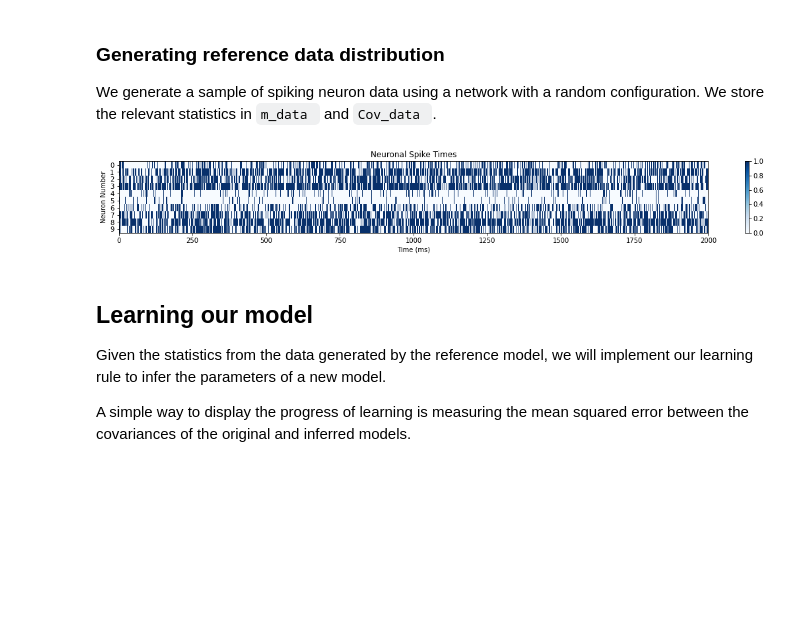
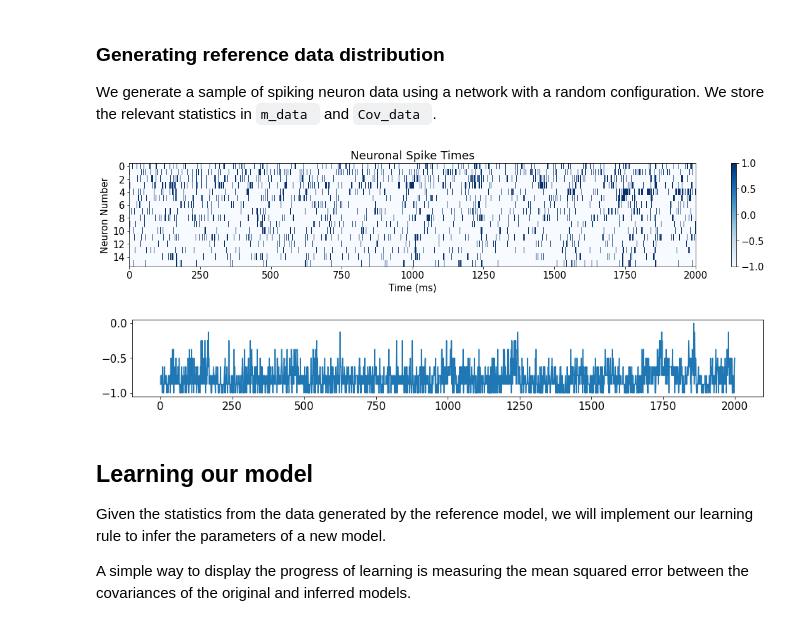
Before and after one commit to MiguelAguilera/Neuro-MaxEnt-inference-tutorial, a Jupyter notebook: Spike_train_learning.ipynb, the cells around one changed output. Saved outputs shown, nothing was run; the diff lists cells and outputs as text; code cells hidden in the pictures; blank space fills up the shorter version.

```diff
--- a/Spike_train_learning.ipynb
+++ b/Spike_train_learning.ipynb
@@ -51,0 +29,14 @@ Requirement already satisfied: urllib3!=1.25.0,!=1.25.1,<1.26,>=1.21.1 in /usr/l
+# %%
+import numpy as np
+from matplotlib import pyplot as plt
+plt.rc('font',**{'size':15})
+
+import requests
+import io
+
+url = 'https://github.com/MiguelAguilera/Neuro-MaxEnt-inference-tutorial/blob/main/neural_data.npz?raw=true'
+
+response = requests.get(url)
+response.raise_for_status()
+data = np.load(io.BytesIO(response.content))
+Data_sample = data['X']*2-1
@@ -54,41 +73,49 @@ Requirement already satisfied: urllib3!=1.25.0,!=1.25.1,<1.26,>=1.21.1 in /usr/l
 
 We generate a sample of spiking neuron data using a network with a random configuration. We store the relevant statistics in `m_data ` and  `Cov_data `.
 # %%
-N=10
+N=Data_sample.shape[0]
+iu1=np.triu_indices(N,1)
+
+Data_sample_segment = Data_sample[:,5000:5000+T]
+
 T=2000
 
-iu1=np.triu_indices(N,1)
-
-I_data = Ising(10)
-I_data.H = -0.5 + 0.05*np.random.randn(N)
+I_data = Ising(N)
+I_data.H = -0.1 + 0.05*np.random.randn(N)
 I_data.J[iu1] = 1/N + np.random.randn(N*(N-1)//2)/np.sqrt(N)
 
-Data_sample = np.zeros((N,T))
-
-I_data.randomize_state()
-for t in range(T//5):
-  I_data.SequentialGlauberStep()
-for t in range(T):
-  I_data.SequentialGlauberStep()
-  Data_sample[:,t] = I_data.s
+### Alternatively, we could generate data from another Ising model
+#Data_sample = np.zeros((N,T))
+#I_data.randomize_state()
+#for t in range(T//5):
+#  I_data.SequentialGlauberStep()
+#for t in range(T):
+#  I_data.SequentialGlauberStep()
+#  Data_sample[:,t] = I_data.s
 
 
-fig, ax = plt.subplots(figsize=(20,2))
+fig, ax = plt.subplots(figsize=(20,3))
 
-plt.imshow(Data_sample, aspect='auto', interpolation='none',cmap='Blues')
+plt.imshow(Data_sample_segment, aspect='auto', interpolation='none',cmap='Blues')
 plt.colorbar()
 
 ax.set_xlim([0, T])
 ax.set_xlabel('Time (ms)')
 # specify tick marks and label label y axis
-ax.set_yticks(range(N))
+ax.set_yticks(range(0,N,2))
 ax.set_ylabel('Neuron Number')
 ax.set_title('Neuronal Spike Times')
 
+
+fig, ax = plt.subplots(figsize=(16,2))
+plt.plot(np.mean(Data_sample_segment,axis=0))
+
+
 m_data = np.mean(Data_sample,axis=1)
 Cov_data = np.cov(Data_sample)
 # %% [output]
-[figure, old version]
+[figure, new version]
+[figure, added]
 # %% [markdown]
 ## Learning our model
 
```
Also changed, not shown: parts of 12 cells of this notebook.
